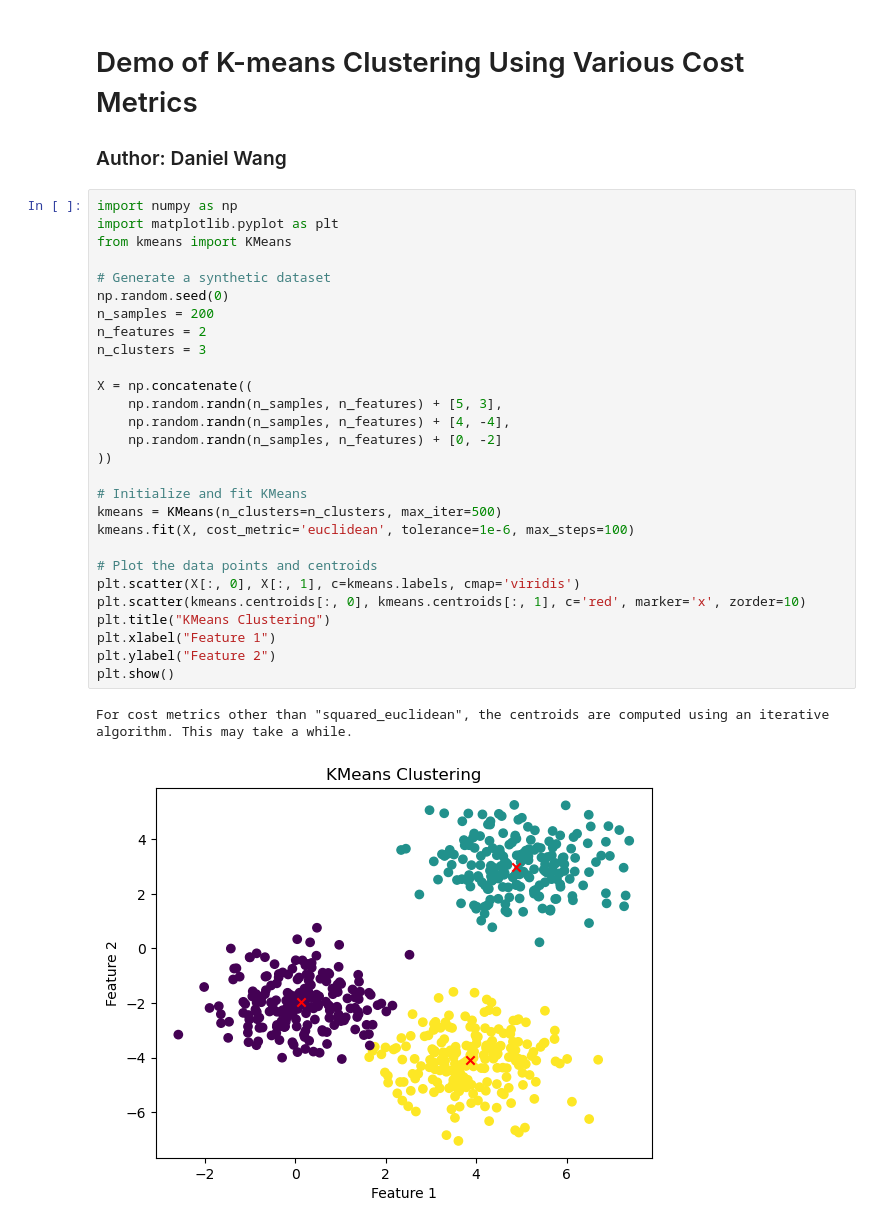
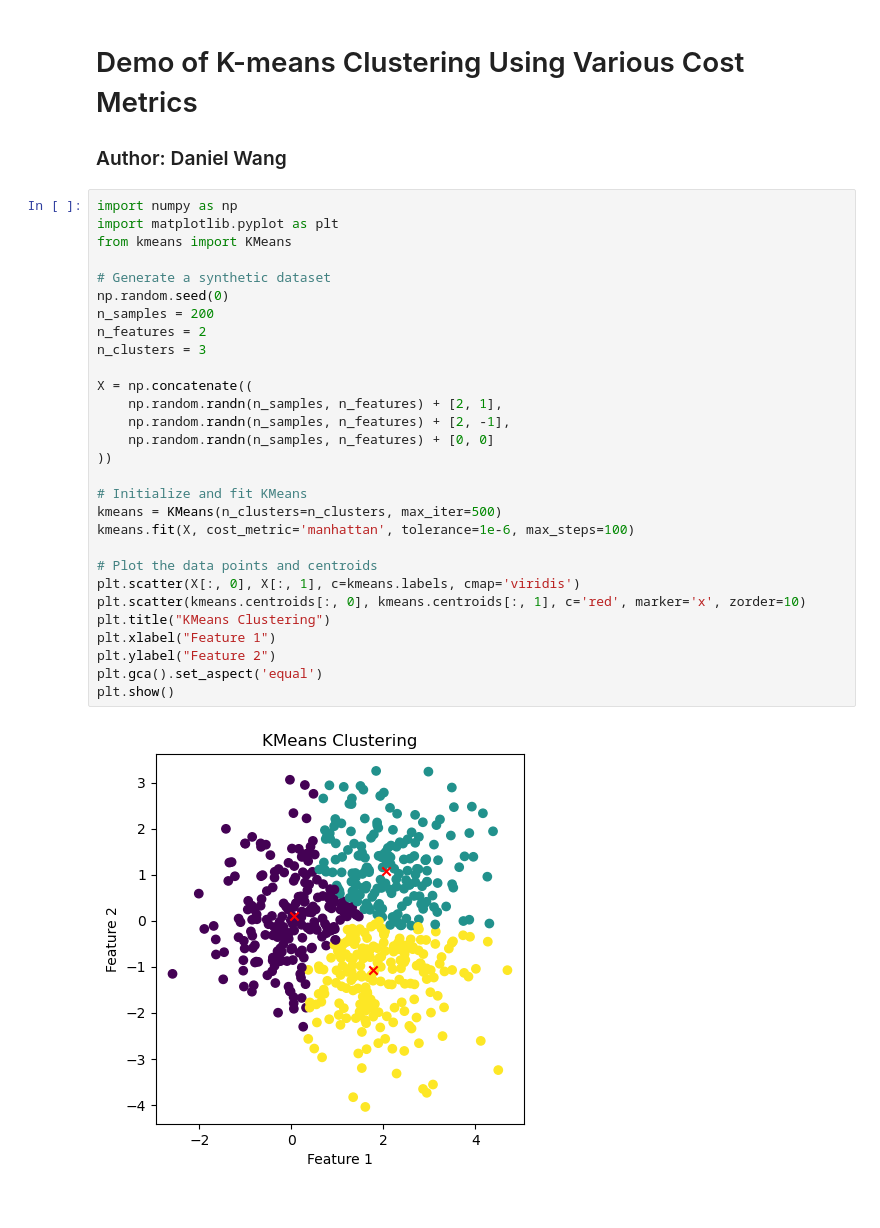
Before and after one commit to KataTech/OTFactorDiscovery, a Jupyter notebook: daniel/Clustering/demo.ipynb, the cells around one changed output. Saved outputs shown, nothing was run; the diff lists cells and outputs as text.

```diff
--- a/daniel/Clustering/demo.ipynb
+++ b/daniel/Clustering/demo.ipynb
@@ -4,31 +4,31 @@
 # %%
 import numpy as np
 import matplotlib.pyplot as plt
 from kmeans import KMeans
 
 # Generate a synthetic dataset
 np.random.seed(0)
 n_samples = 200
 n_features = 2
 n_clusters = 3
 
 X = np.concatenate((
-    np.random.randn(n_samples, n_features) + [5, 3],
-    np.random.randn(n_samples, n_features) + [4, -4],
-    np.random.randn(n_samples, n_features) + [0, -2]
+    np.random.randn(n_samples, n_features) + [2, 1],
+    np.random.randn(n_samples, n_features) + [2, -1],
+    np.random.randn(n_samples, n_features) + [0, 0]
 ))
 
 # Initialize and fit KMeans
 kmeans = KMeans(n_clusters=n_clusters, max_iter=500)
-kmeans.fit(X, cost_metric='euclidean', tolerance=1e-6, max_steps=100)
+kmeans.fit(X, cost_metric='manhattan', tolerance=1e-6, max_steps=100)
 
 # Plot the data points and centroids
 plt.scatter(X[:, 0], X[:, 1], c=kmeans.labels, cmap='viridis')
 plt.scatter(kmeans.centroids[:, 0], kmeans.centroids[:, 1], c='red', marker='x', zorder=10)
 plt.title("KMeans Clustering")
 plt.xlabel("Feature 1")
 plt.ylabel("Feature 2")
+plt.gca().set_aspect('equal')
 plt.show()
 # %% [output]
-For cost metrics other than "squared_euclidean", the centroids are computed using an iterative algorithm. This may take a while.
-[figure, old version]
+[figure, new version]
```
Also changed, not shown: 2 other files.
